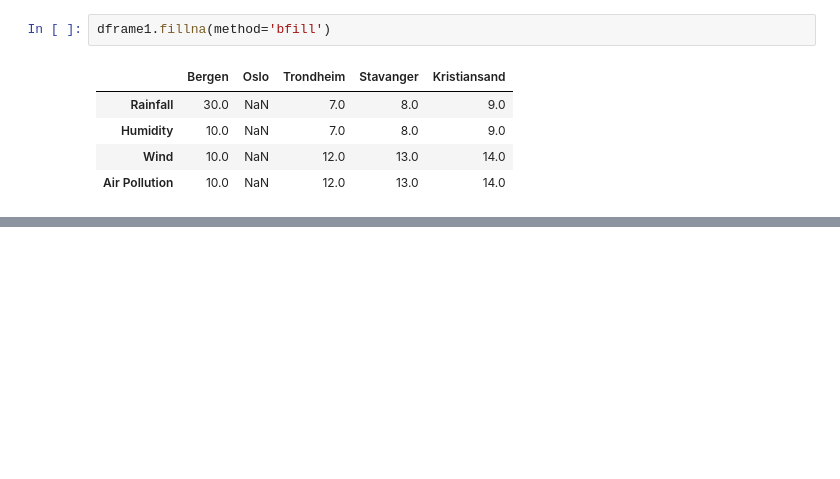
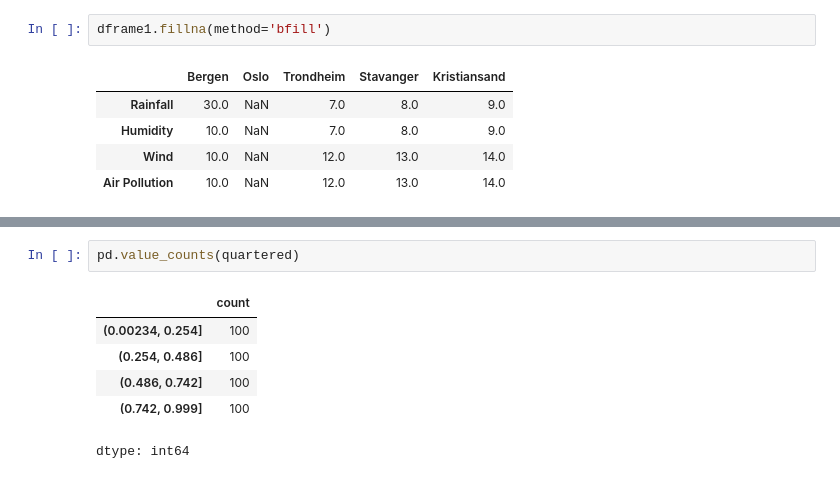
Before and after one commit to 4522Dev/eda, a Jupyter notebook: Module2.ipynb, the cells around one changed output, grey strips where cells are left out. Cells and saved outputs as stored; diff of their text form; blank space fills up the shorter version.

```diff
--- a/Module2.ipynb
+++ b/Module2.ipynb
@@ -432,0 +474,9 @@ dframe1.fillna(method='bfill')
+# %%
+pd.value_counts(quartered)
+# %% [output]
+|  | count |
+| (0.00234, 0.254] | 100 |
+| (0.254, 0.486] | 100 |
+| (0.486, 0.742] | 100 |
+| (0.742, 0.999] | 100 |
+dtype: int64
```
Also changed, not shown: parts of 7 cells of this notebook.
